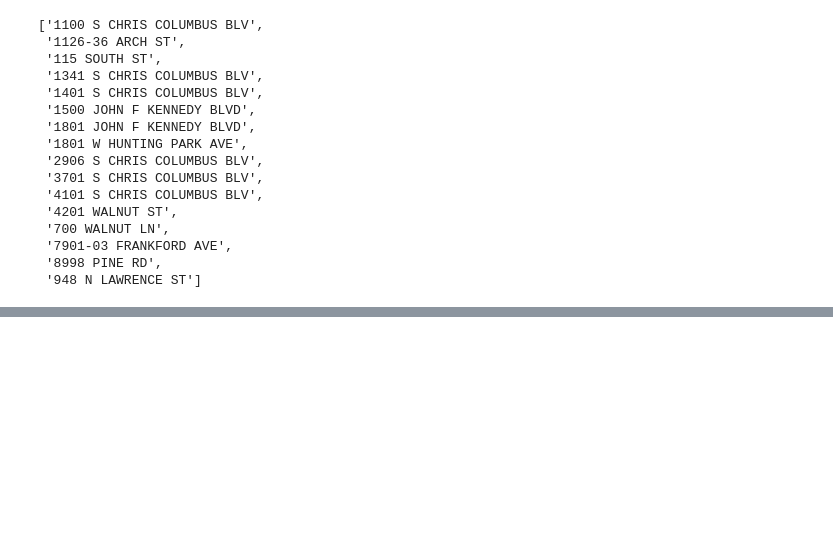
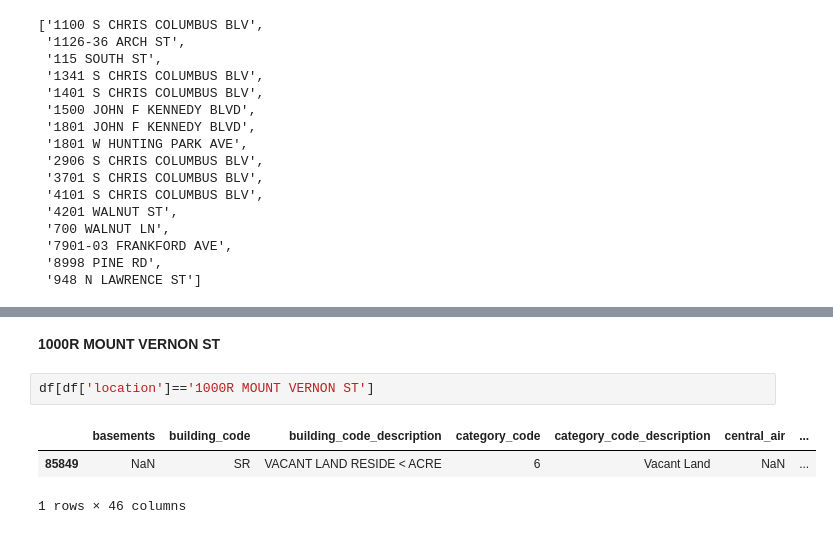
Before and after one commit to AP58PRAD/Philadelphia-House-Pricing, a Jupyter notebook: Data Cleaning.ipynb, the cells around one changed output, grey strips where cells are left out. Cells and saved outputs as stored; diff of their text form; blank space fills up the shorter version.

```diff
--- a/Data Cleaning.ipynb
+++ b/Data Cleaning.ipynb
@@ -493,0 +702,8 @@ location
+# %% [markdown]
+<strong> 1000R MOUNT VERNON ST </strong>
+# %%
+df[df['location']=='1000R MOUNT VERNON ST']
+# %% [output]
+|  | basements | building_code | building_code_description | category_code | category_code_description | central_air | ... |
+| 85849 | NaN | SR | VACANT LAND RESIDE < ACRE | 6 | Vacant Land | NaN | ... |
+1 rows × 46 columns
```
Also changed, not shown: parts of 50 cells of this notebook.
